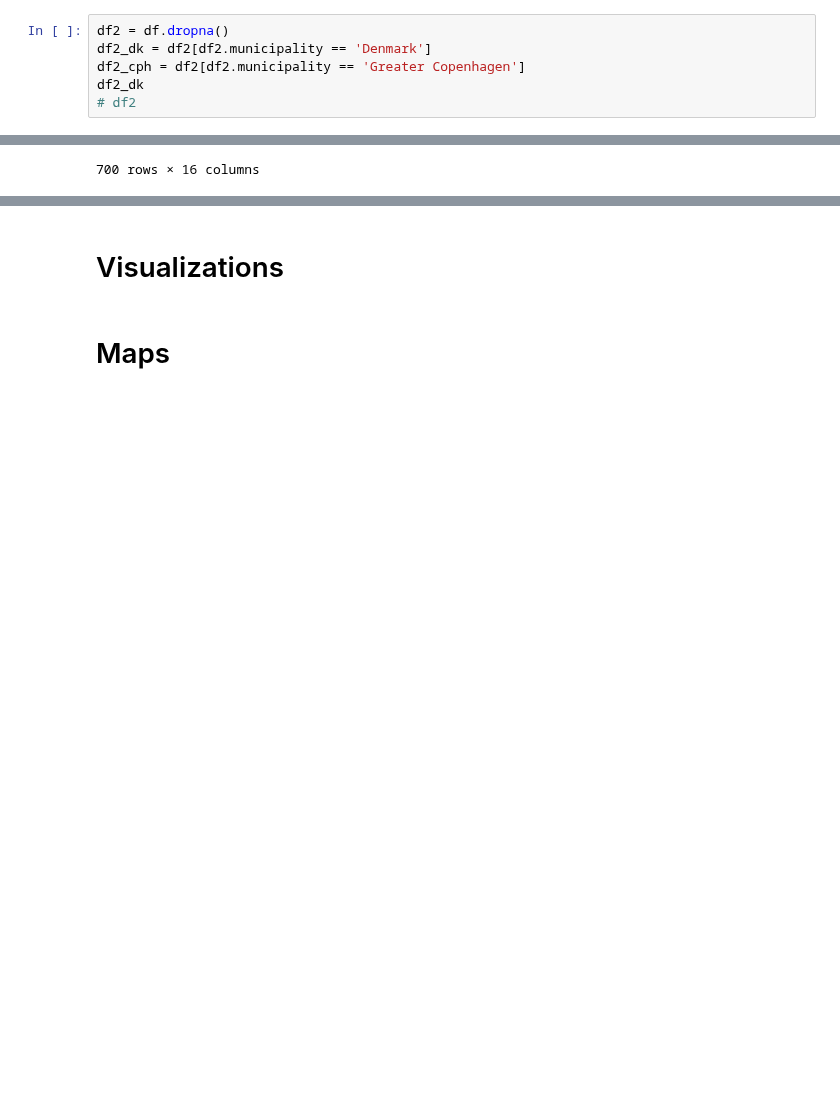
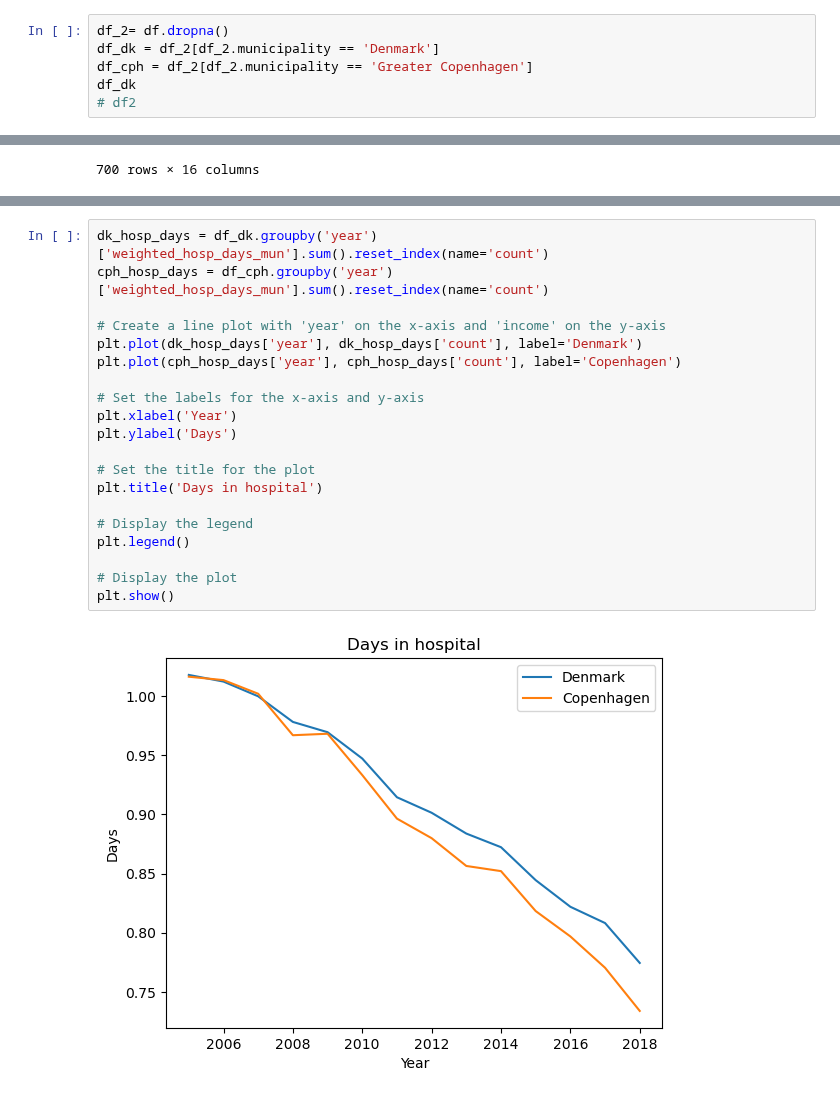
Before and after one commit to vivivaradi/socialdata2023, a Jupyter notebook: assignments/cph_vs_dk.ipynb, the cells around one changed output, grey strips where cells are left out. Cells and saved outputs as stored; diff of their text form; blank space fills up the shorter version.

```diff
--- a/assignments/cph_vs_dk.ipynb
+++ b/assignments/cph_vs_dk.ipynb
@@ -152,10 +123,10 @@ plt.show()
 women_dk_drop = women_dk.dropna()
 women_cph_drop = women_cph.dropna()
 # %%
-df2 = df.dropna()
-df2_dk = df2[df2.municipality == 'Denmark']
-df2_cph = df2[df2.municipality == 'Greater Copenhagen']
-df2_dk
+df_2= df.dropna()
+df_dk = df_2[df_2.municipality == 'Denmark']
+df_cph = df_2[df_2.municipality == 'Greater Copenhagen']
+df_dk
 # df2
 # %% [output]
 |  | municipality | municipality code | year | gender | age | ethnicity | education | income | ... |
@@ -217,7 +167,25 @@ plt.legend()
 plt.show()
 # %% [output]
 [figure]
-# %% [markdown]
-# Visualizations
-# %% [markdown]
-# Maps
+# %%
+dk_hosp_days = df_dk.groupby('year')['weighted_hosp_days_mun'].sum().reset_index(name='count')
+cph_hosp_days = df_cph.groupby('year')['weighted_hosp_days_mun'].sum().reset_index(name='count')
+
+# Create a line plot with 'year' on the x-axis and 'income' on the y-axis
+plt.plot(dk_hosp_days['year'], dk_hosp_days['count'], label='Denmark')
+plt.plot(cph_hosp_days['year'], cph_hosp_days['count'], label='Copenhagen')
+
+# Set the labels for the x-axis and y-axis
+plt.xlabel('Year')
+plt.ylabel('Days')
+
+# Set the title for the plot
+plt.title('Days in hospital')
+
+# Display the legend
+plt.legend()
+
+# Display the plot
+plt.show()
+# %% [output]
+[figure, added]
```
Also changed, not shown: parts of 12 cells of this notebook, 2 other files.
